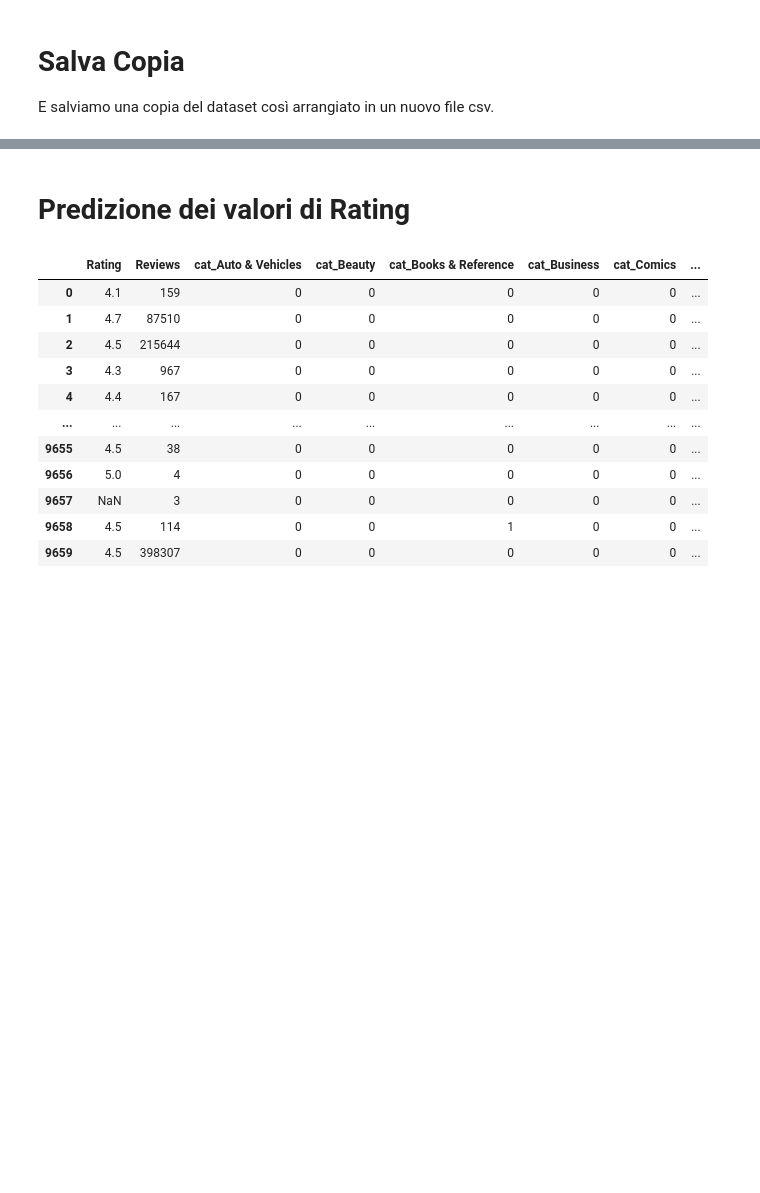
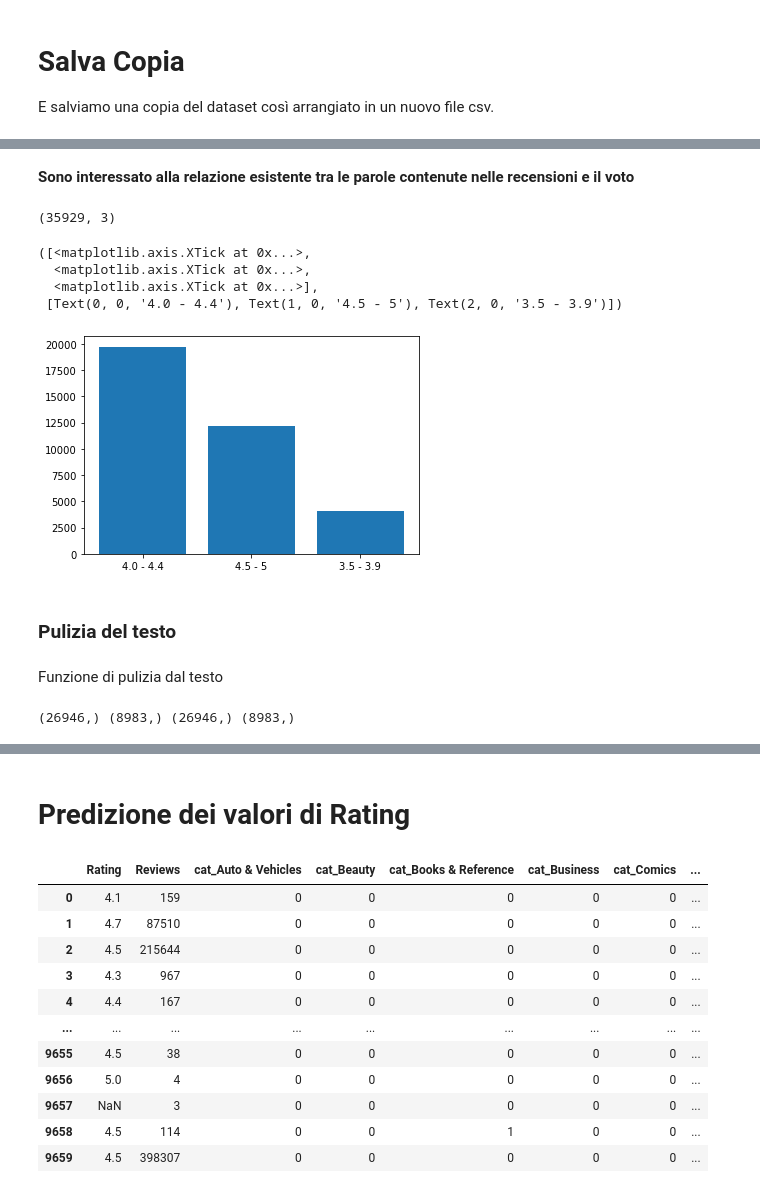
Before and after one commit to stefanofiore/google-play-store, a Jupyter notebook: GooglePlayStore.ipynb, the cells around one changed output, grey strips where cells are left out. Cells and saved outputs as stored; diff of their text form; code cells hidden in the pictures; blank space fills up the shorter version.

```diff
--- a/GooglePlayStore.ipynb
+++ b/GooglePlayStore.ipynb
@@ -882,0 +942,2 @@ gps_df.to_csv('googleplaystore_cleaned.csv', index=False)
+# %%
+gps_tot = pd.merge(gps_rv[['App', 'Translated_Review']], gps_df[['App','Rating']], left_on="App", right_on="App")
@@ -882,0 +955,33 @@ gps_df.to_csv('googleplaystore_cleaned.csv', index=False)
+# %% [markdown]
+**Sono interessato alla relazione esistente tra le parole contenute nelle recensioni e il voto**
+# %%
+#Rimiovo le osservazioni che non hanno recensioni o voti
+gps_tot = gps_tot.dropna(axis = 0, subset = ['Translated_Review', 'Rating'])
+# %%
+gps_tot.shape #dimezzate
+# %% [output]
+(35929, 3)
+# %%
+# Credo delle classi per i voti
+
+gps_tot['rating_cat'] = ["4.5 - 5" if x >= 4.5
+                         else "4.0 - 4.4" if x >= 4.0 and x < 4.5
+                         else "3.5 - 3.9" if x >= 2.5 and x < 4.0
+                         else "0 - 3.4"
+                         for x in gps_tot['Rating']]
+# %%
+# barplot
+counts = gps_tot['rating_cat'].value_counts()
+names = counts.index
+
+postionofbars = list(range(len(names)))
+plt.bar(postionofbars,counts)
+plt.xticks(postionofbars,names)
+# %% [output]
+([<matplotlib.axis.XTick at 0x...>,
+  <matplotlib.axis.XTick at 0x...>,
+  <matplotlib.axis.XTick at 0x...>],
+ [Text(0, 0, '4.0 - 4.4'), Text(1, 0, '4.5 - 5'), Text(2, 0, '3.5 - 3.9')])
+[figure, added]
+# %% [markdown]
+### Pulizia del testo
@@ -882,0 +993,2 @@ gps_df.to_csv('googleplaystore_cleaned.csv', index=False)
+# %% [markdown]
+Funzione di pulizia dal testo
@@ -882,0 +1002,9 @@ gps_df.to_csv('googleplaystore_cleaned.csv', index=False)
+# %%
+# split a dataset into train and test sets
+from sklearn.datasets import make_blobs
+from sklearn.model_selection import train_test_split
+
+x_train, x_test, y_train, y_test = train_test_split(gps_tot['Translated_Review'], gps_tot['rating_cat'], test_size=0.25)
+print(x_train.shape, x_test.shape, y_train.shape, y_test.shape)
+# %% [output]
+(26946,) (8983,) (26946,) (8983,)
```
Also changed, not shown: parts of 37 cells of this notebook.
